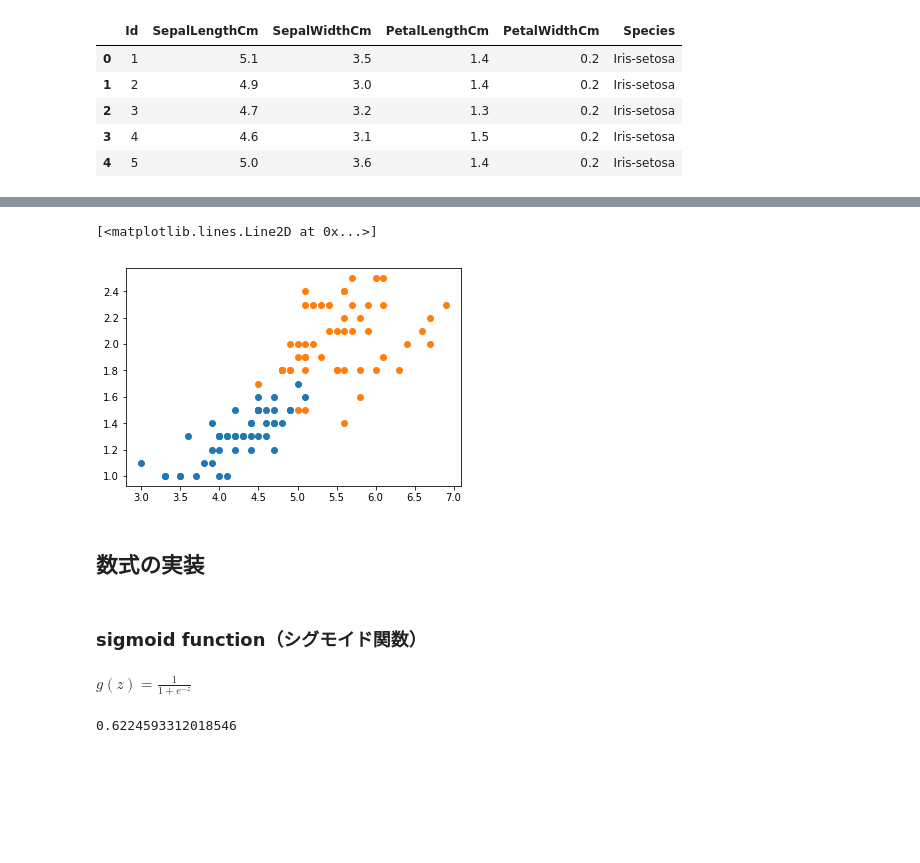
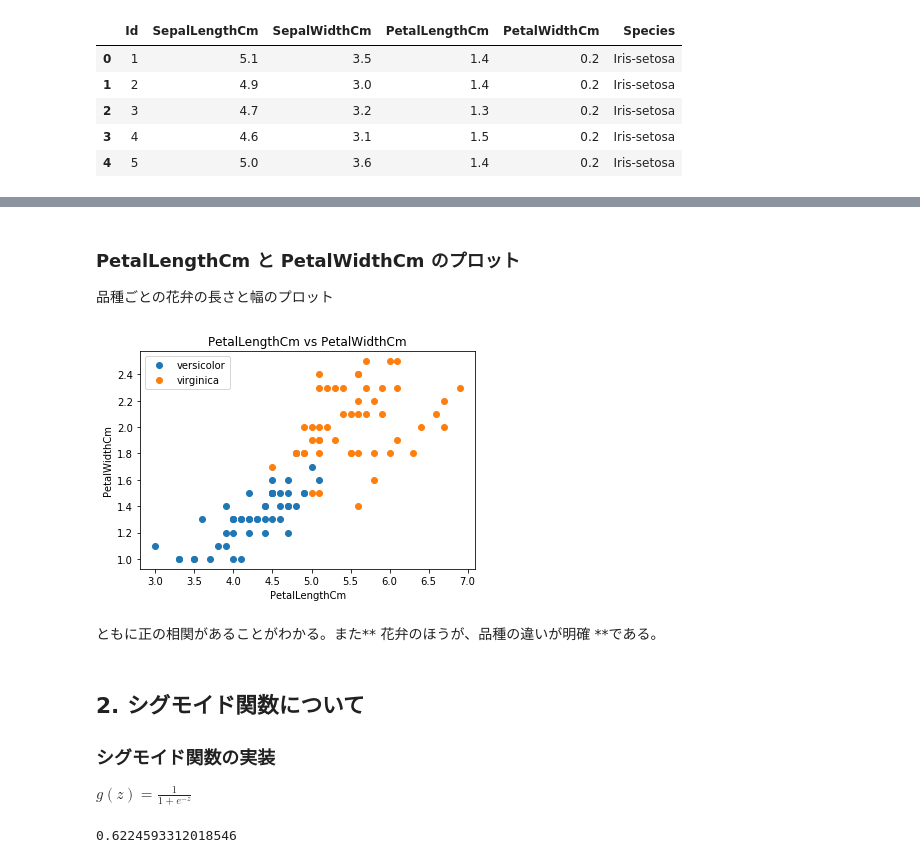
Before and after one commit to ha9kberry/ml, a Jupyter notebook: logistic-regression/logistic-regression.ipynb, the cells around one changed output, grey strips where cells are left out. Saved outputs shown, nothing was run; the diff lists cells and outputs as text; code cells hidden in the pictures; blank space fills up the shorter version.

```diff
--- a/logistic-regression/logistic-regression.ipynb
+++ b/logistic-regression/logistic-regression.ipynb
@@ -69,14 +101,21 @@ plt.plot(iris_virginica["SepalLengthCm"], iris_virginica['SepalWidthCm'], 'o')
+# %% [markdown]
+### PetalLengthCm と PetalWidthCm のプロット
+品種ごとの花弁の長さと幅のプロット
 # %%
-plt.plot(iris_versicolor['PetalLengthCm'], iris_versicolor['PetalWidthCm'], 'o')
-plt.plot(iris_virginica['PetalLengthCm'], iris_virginica['PetalWidthCm'], 'o')
+plt.plot(iris_versicolor["PetalLengthCm"], iris_versicolor['PetalWidthCm'], 'o',label="versicolor")
+plt.plot(iris_virginica["PetalLengthCm"], iris_virginica['PetalWidthCm'], 'o',label="virginica")
+plt.title("PetalLengthCm vs PetalWidthCm")
+plt.xlabel("PetalLengthCm")
+plt.ylabel("PetalWidthCm")
+plt.legend(loc='best')
+plt.show()
 # %% [output]
-[<matplotlib.lines.Line2D at 0x...>]
-[figure, old version]
+[figure, new version]
-# %% [markdown]
-## 数式の実装
-# %% [markdown]
-### sigmoid function（シグモイド関数）
+# %% [markdown]
+ともに正の相関があることがわかる。また** 花弁のほうが、品種の違いが明確 **である。
 # %% [markdown]
+## 2. シグモイド関数について
+### シグモイド関数の実装
 $g(z) = \frac{1}{1 + e^{-z}}$
 # %%
 def sigmoid(z):
```
Also changed, not shown: parts of 45 cells of this notebook.
